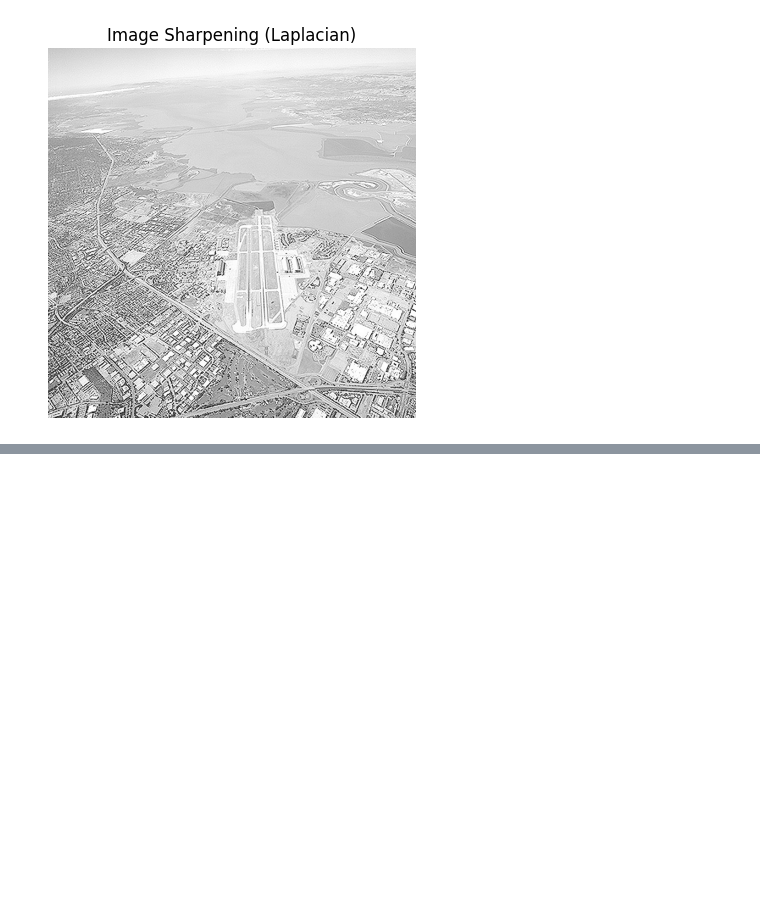
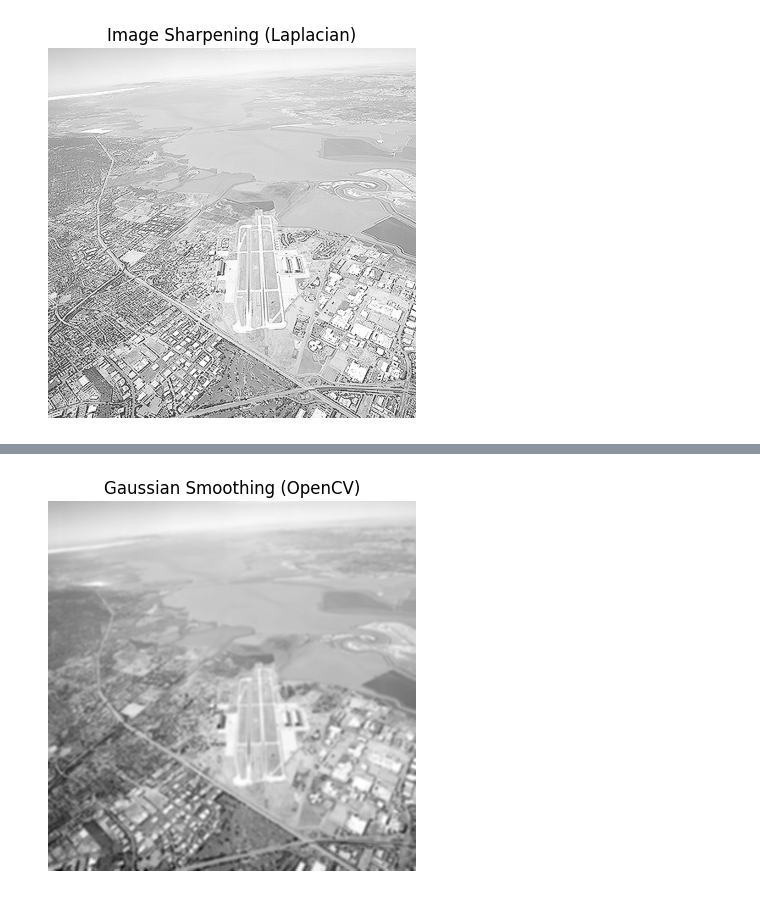
Before and after one commit to kavinduabekoon/GitHub, a Jupyter notebook: Untitled-1.ipynb, the cells around one changed output, grey strips where cells are left out. Saved outputs shown, nothing was run; the diff lists cells and outputs as text; code cells hidden in the pictures; blank space fills up the shorter version.

```diff
--- a/Untitled-1.ipynb
+++ b/Untitled-1.ipynb
@@ -392,0 +425,13 @@ plt.show()
+# %%
+import cv2 as cv
+import matplotlib.pyplot as plt
+
+img = cv.imread(r'C:\Users\kavin\Downloads\runway.png', cv.IMREAD_GRAYSCALE)
+out_gauss = cv.GaussianBlur(img, (9, 9), 3)
+
+plt.imshow(out_gauss, cmap='gray')
+plt.title('Gaussian Smoothing (OpenCV)')
+plt.axis('off')
+plt.show()
+# %% [output]
+[figure, added]
```
Also changed, not shown: parts of 3 cells of this notebook.
